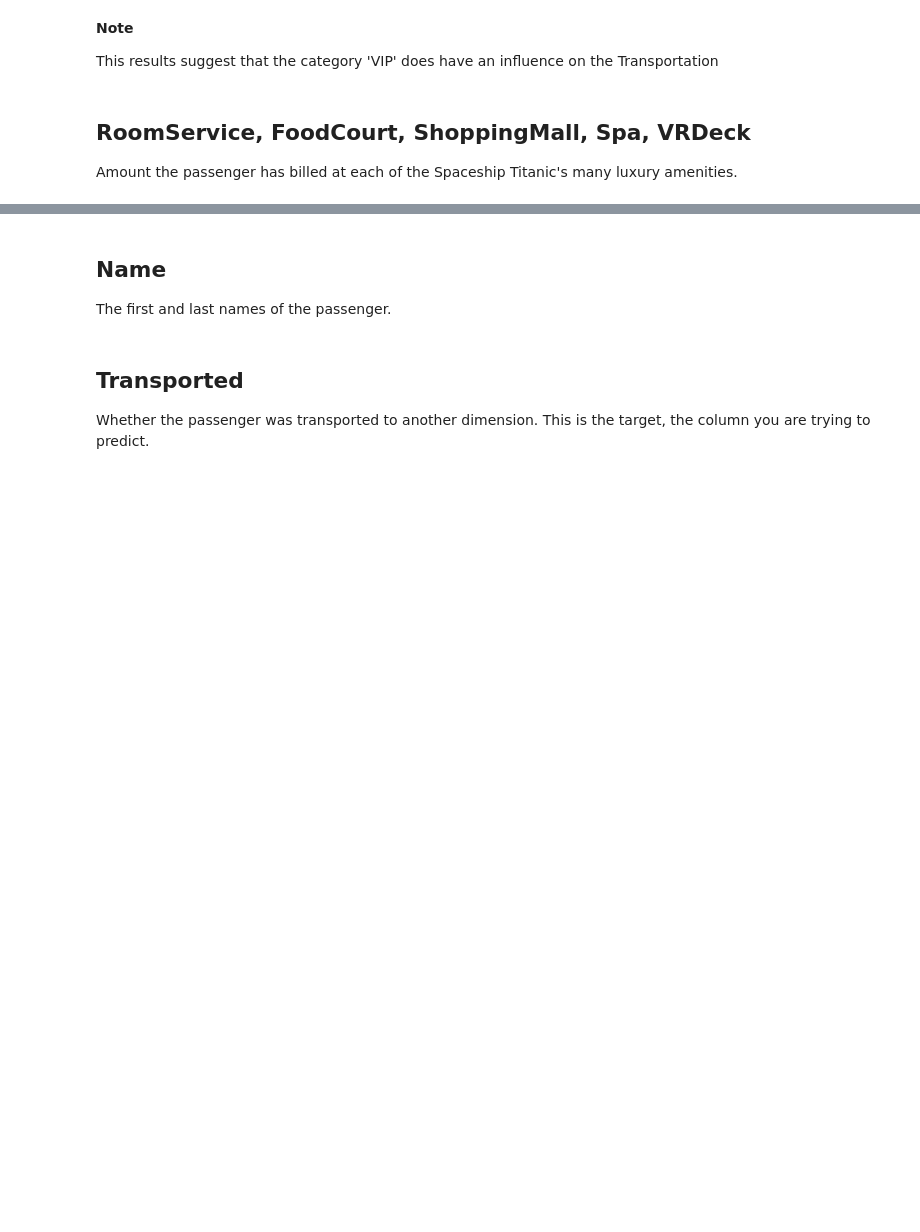
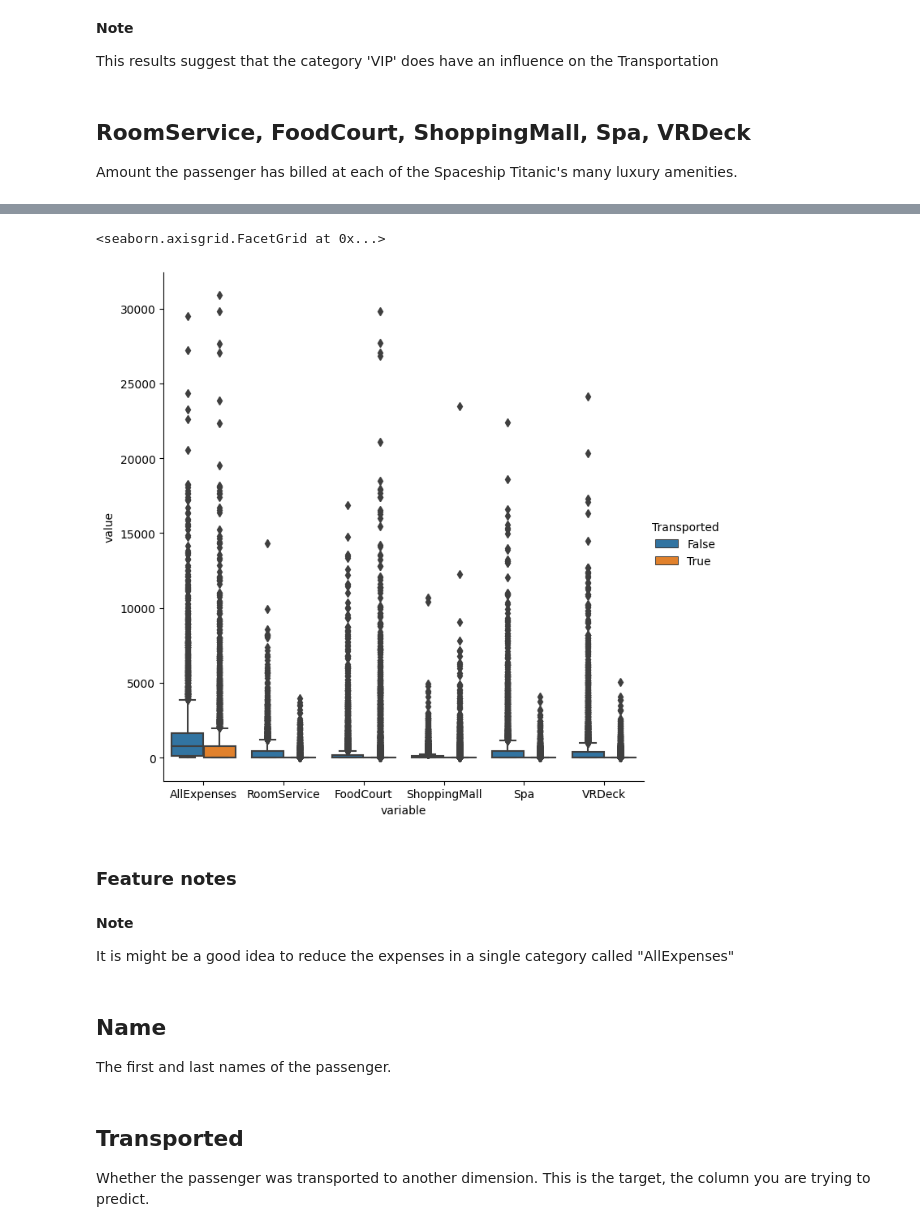
Before and after one commit to robperch/kgl_space_titanic, a Jupyter notebook: notebooks/data_exploration.ipynb, the cells around one changed output, grey strips where cells are left out. Saved outputs shown, nothing was run; the diff lists cells and outputs as text; code cells hidden in the pictures; blank space fills up the shorter version.

```diff
--- a/notebooks/data_exploration.ipynb
+++ b/notebooks/data_exploration.ipynb
@@ -319,3 +246,21 @@ sns.catplot(
+# %%
+sns.catplot(
+    data=dfx,
+    x='variable',
+    y='value',
+    hue='Transported',
+    kind='box',
+    height=7
+)
+# %% [output]
+<seaborn.axisgrid.FacetGrid at 0x...>
+[figure, added]
+# %% [markdown]
+### Feature notes
+# %% [markdown]
+**Note**
+
+It is might be a good idea to reduce the expenses in a single category called "AllExpenses"
 # %% [markdown]
 ## Name
 The first and last names of the passenger.
```
Also changed, not shown: parts of 28 cells of this notebook.
